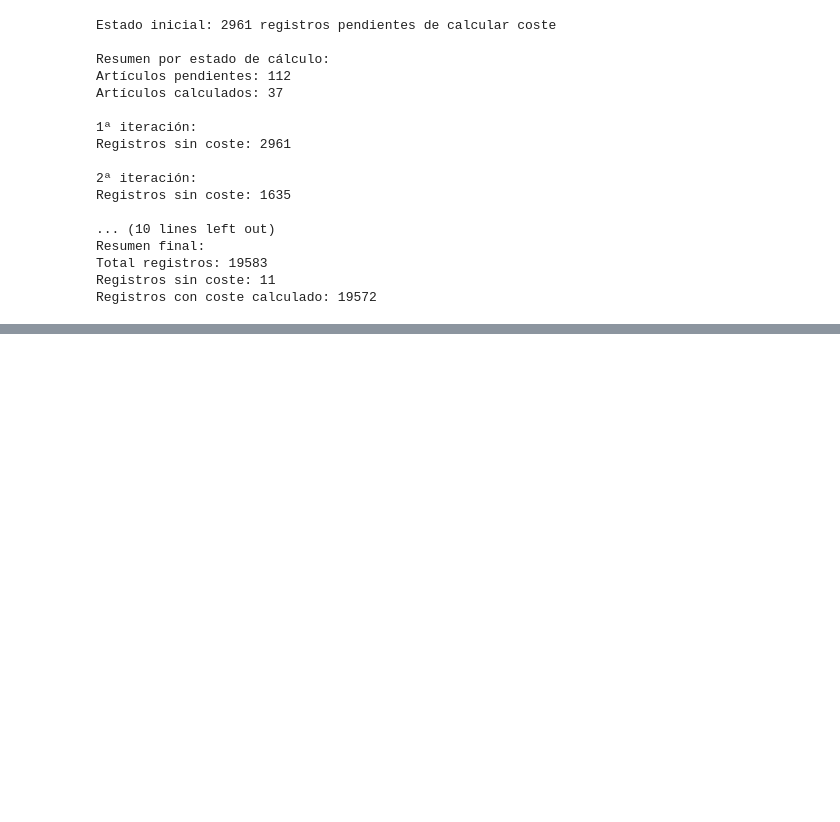
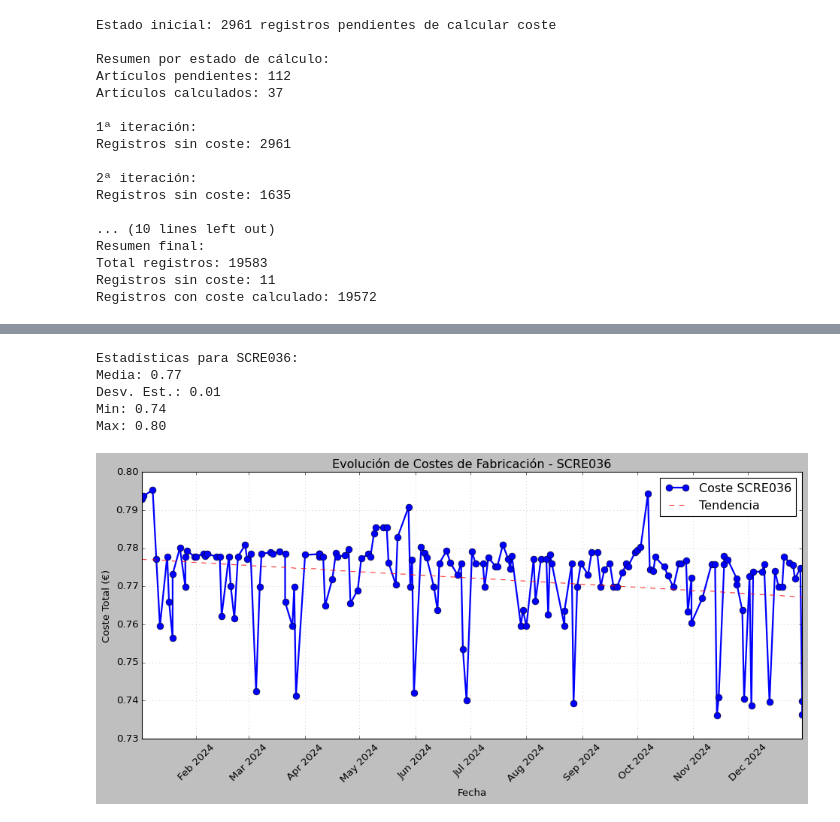
Before and after one commit to lauvepas/calco, a Jupyter notebook: notebooks/test.ipynb, the cells around one changed output, grey strips where cells are left out. Saved outputs shown, nothing was run; the diff lists cells and outputs as text; code cells hidden in the pictures; blank space fills up the shorter version.

```diff
--- a/notebooks/test.ipynb
+++ b/notebooks/test.ipynb
@@ -157,9 +98,8 @@ Total filas eliminadas: 22
 #invalid_rows = validator.get_invalid('lote_interno')
 #print(invalid_rows.head(10))
 # %%
-outliers_manager = OutliersManager(costes)
-
-costes = (outliers_manager
+outliers_manager = OutliersManager(costes, Parameters.costes)
+costes_procesados = (outliers_manager
     .process_outliers()
     .clean_columns()
     .get_df()
@@ -208,6 +154,7 @@ fabricaciones = (cleaner
     .rows_cleaner.drop_duplicates()
     .columns_cleaner.keep_and_rename(params.cols_to_keep, params.rename_map)
     .data_cleaner.fix_numeric_format(params.cols_to_float)
+    .data_cleaner.fix_date_format(['fecha_fabricacion'])
     .rows_cleaner.drop_na(params.drop_na_subset)
     .data_cleaner.to_upper()
     .get_df()
@@ -254,3 +183,6 @@ Registros sin coste: 11
 Registros con coste calculado: 19572
 # %%
 fabricaciones.to_csv(clean_path / 'fabricaciones_clean.csv', index=False)
+# %%
+# Luego generar el resumen de costes de fabricación
+costes_fabricacion = calculador.generar_costes_fabricacion()
@@ -256,0 +195,8 @@ fabricaciones.to_csv(clean_path / 'fabricaciones_clean.csv', index=False)
+# %%
+outliers_manager = OutliersManager(costes_fabricacion, Parameters.costes_fabricacion)
+
+costes_fabricacion = (outliers_manager
+    .process_outliers()
+    .clean_columns()
+    .get_df()
+)
@@ -256,0 +223,17 @@ fabricaciones.to_csv(clean_path / 'fabricaciones_clean.csv', index=False)
+# %%
+# Crear el visualizador
+viz_manager = VisualizationManager(costes_fabricacion, Parameters.costes_fabricacion)
+
+# Visualizar un artículo específico
+viz_manager.plot_time_series(
+    articulo='SCRE036',
+    start_date='2024-01-01',
+    end_date='2024-12-31'
+)
+# %% [output]
+Estadísticas para SCRE036:
+Media: 0.77
+Desv. Est.: 0.01
+Min: 0.74
+Max: 0.80
+[figure, added]
```
Also changed, not shown: parts of 13 cells of this notebook, 10 other files.
